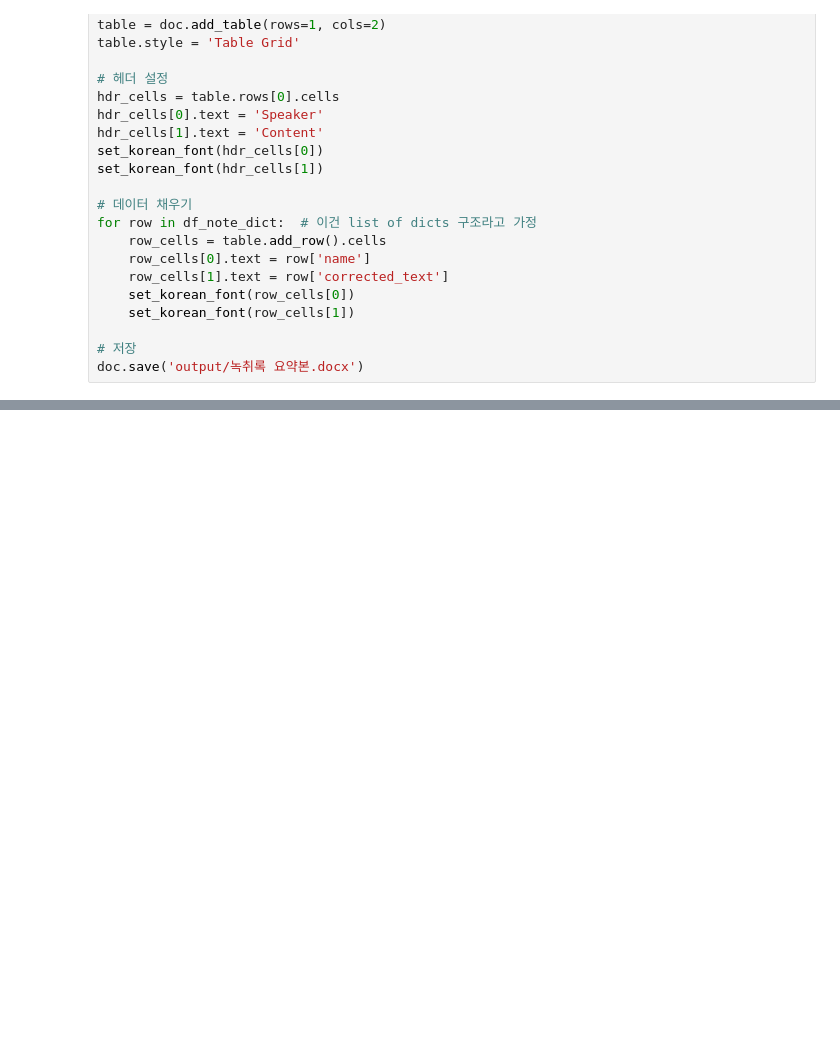
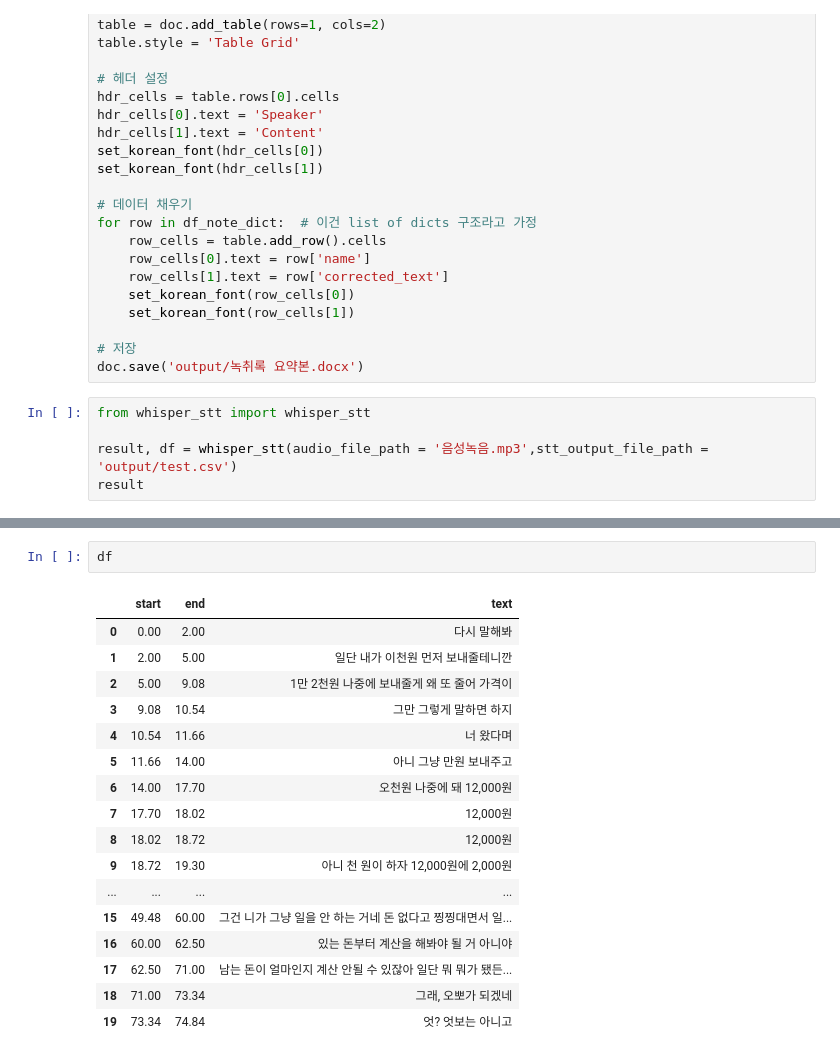
Before and after one commit to fursew05/llm_proj, a Jupyter notebook: code/ch05/summarize_and_correct.ipynb, the cells around one changed output, grey strips where cells are left out. Drawn from its saved outputs; the diff is of its cells as text; blank space fills up the shorter version.

```diff
--- a/code/ch05/summarize_and_correct.ipynb
+++ b/code/ch05/summarize_and_correct.ipynb
@@ -224,3 +244,8 @@ for row in df_note_dict:  # 이건 list of dicts 구조라고 가정
 
 # 저장
 doc.save('output/녹취록 요약본.docx')
+# %%
+from whisper_stt import whisper_stt
+
+result, df = whisper_stt(audio_file_path = '음성녹음.mp3',stt_output_file_path = 'output/test.csv')
+result
@@ -226,0 +274,20 @@ doc.save('output/녹취록 요약본.docx')
+# %%
+df
+# %% [output]
+|  | start | end | text |
+| 0 | 0.00 | 2.00 | 다시 말해봐 |
+| 1 | 2.00 | 5.00 | 일단 내가 이천원 먼저 보내줄테니깐 |
+| 2 | 5.00 | 9.08 | 1만 2천원 나중에 보내줄게 왜 또 줄어 가격이 |
+| 3 | 9.08 | 10.54 | 그만 그렇게 말하면 하지 |
+| 4 | 10.54 | 11.66 | 너 왔다며 |
+| 5 | 11.66 | 14.00 | 아니 그냥 만원 보내주고 |
+| 6 | 14.00 | 17.70 | 오천원 나중에 돼 12,000원 |
+| 7 | 17.70 | 18.02 | 12,000원 |
+| 8 | 18.02 | 18.72 | 12,000원 |
+| 9 | 18.72 | 19.30 | 아니 천 원이 하자 12,000원에 2,000원 |
+| ... | ... | ... | ... |
+| 15 | 49.48 | 60.00 | 그건 니가 그냥 일을 안 하는 거네 돈 없다고 찡찡대면서 일... |
+| 16 | 60.00 | 62.50 | 있는 돈부터 계산을 해봐야 될 거 아니야 |
+| 17 | 62.50 | 71.00 | 남는 돈이 얼마인지 계산 안될 수 있잖아 일단 뭐 뭐가 됐든... |
+| 18 | 71.00 | 73.34 | 그래, 오뽀가 되겠네 |
+| 19 | 73.34 | 74.84 | 엇? 엇보는 아니고 |
```
Also changed, not shown: parts of 2 cells of this notebook, 25 other files.
